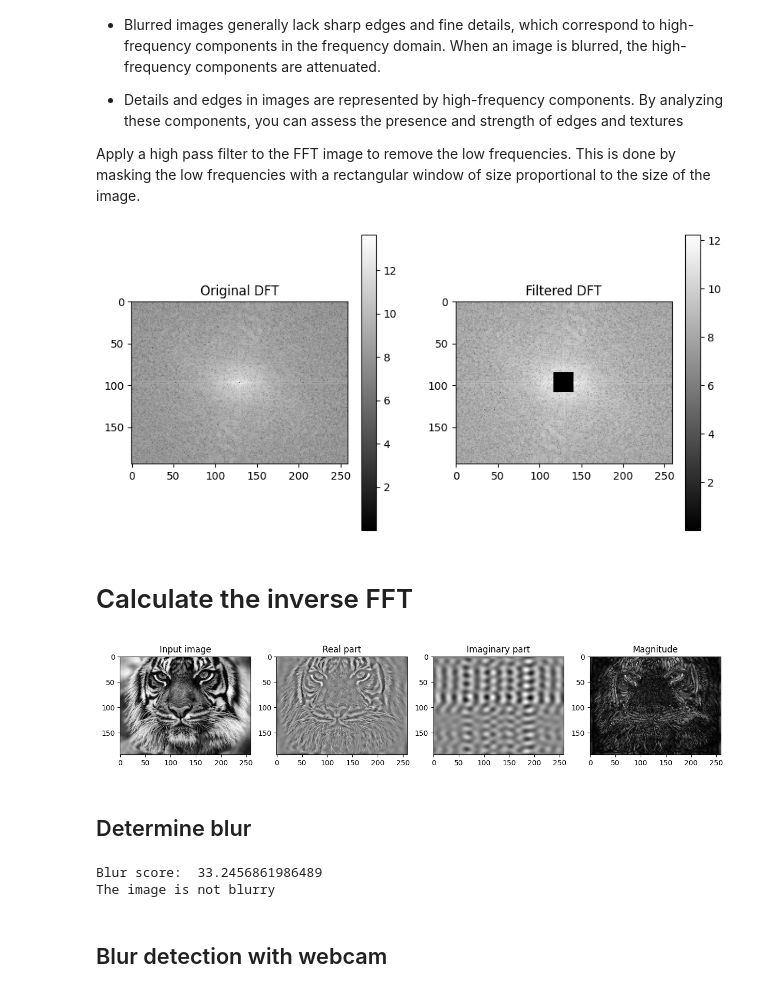
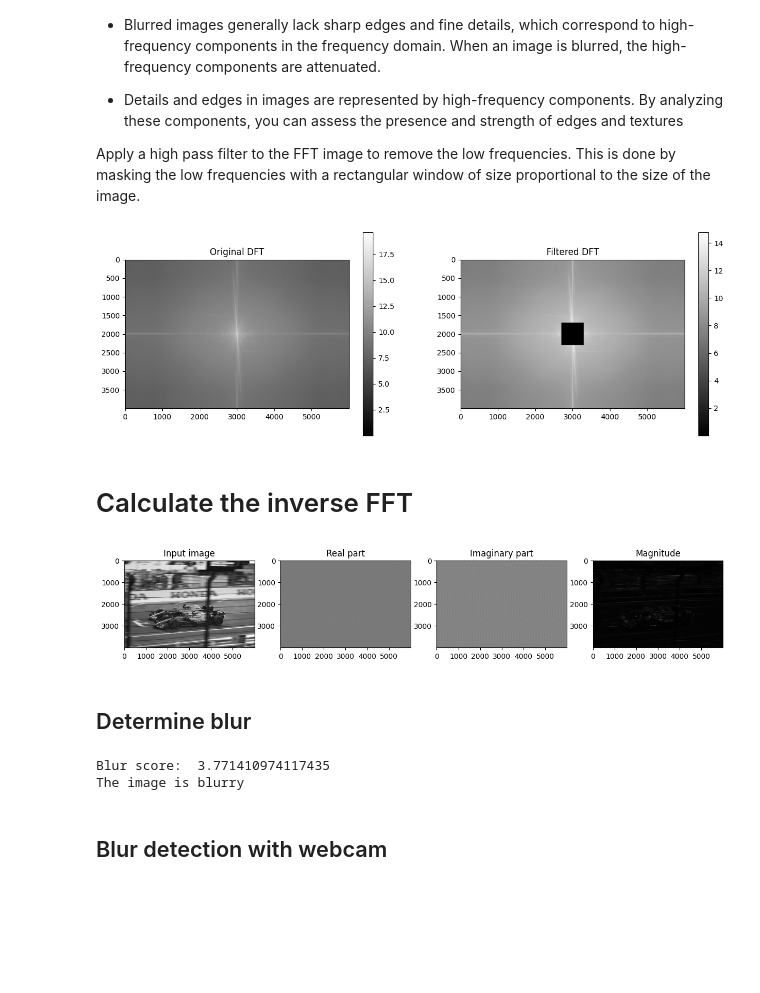
Before and after one commit to Pappol/blur_detection, a Jupyter notebook: project.ipynb, the cells around one changed output. Saved outputs shown, nothing was run; the diff lists cells and outputs as text; code cells hidden in the pictures; blank space fills up the shorter version.

```diff
--- a/project.ipynb
+++ b/project.ipynb
@@ -13,7 +13,7 @@ import matplotlib.pyplot as plt
 import os
 
 # Load an image from the 'images' folder
-image_path = os.path.join('images', 'tiger.jpeg')
+image_path = os.path.join('images', 'f1', '5nbnmjaguss91.jpg')
 
 # Read the image in grayscale
 image = cv2.imread(image_path, cv2.IMREAD_GRAYSCALE)
@@ -116,33 +116,33 @@ This is done by masking the low frequencies with a rectangular window of size pr
 # %%
 # create a mask first, center square is 1, remaining all zeros
 rows, cols = image.shape
 
 # 10% of the rows and cols
 size = int(max([rows, cols]) * 0.05)
 high_pass_mask = np.ones(image.shape)
 high_pass_mask[
     rows // 2 - size : rows // 2 + size,
     cols // 2 - size : cols // 2 + size
 ] = 0
 
 # apply the mask to the fft obtained in the previous section and display the results
 filtered_ftts = ftts * high_pass_mask
 filtered_magnitude = np.abs(filtered_ftts)
 
 # plot filtered and unfiltered images
-plt.figure(figsize=(10, 5))
+plt.figure(figsize=(15, 5))
 plt.subplot(121)
 plt.imshow(magnitude_visualization, cmap='gray')
 plt.title('Original DFT')
 plt.colorbar()
 plt.subplot(122)
 magnitude_visualization_filtered = np.log(epsilon + filtered_magnitude)
 plt.imshow(magnitude_visualization_filtered, cmap='gray')
 plt.title('Filtered DFT')
 plt.colorbar()
 plt.show()
 # %% [output]
-[figure, old version]
+[figure, new version]
 # %% [markdown]
 # Calculate the inverse FFT
 # %%
@@ -165,7 +165,7 @@ plt.imshow(np.abs(iftt), cmap='gray')
 plt.title('Magnitude')
 plt.show()
 # %% [output]
-[figure, old version]
+[figure, new version]
 # %% [markdown]
 ## Determine blur
 # %%
@@ -182,8 +182,8 @@ if blurry:
 else:
     print('The image is not blurry')
 # %% [output]
-Blur score:  33.2456861986489
-The image is not blurry
+Blur score:  3.771410974117435
+The image is blurry
 # %% [markdown]
 ## Blur detection with webcam
 # %%
```
Also changed, not shown: parts of 3 cells of this notebook.
